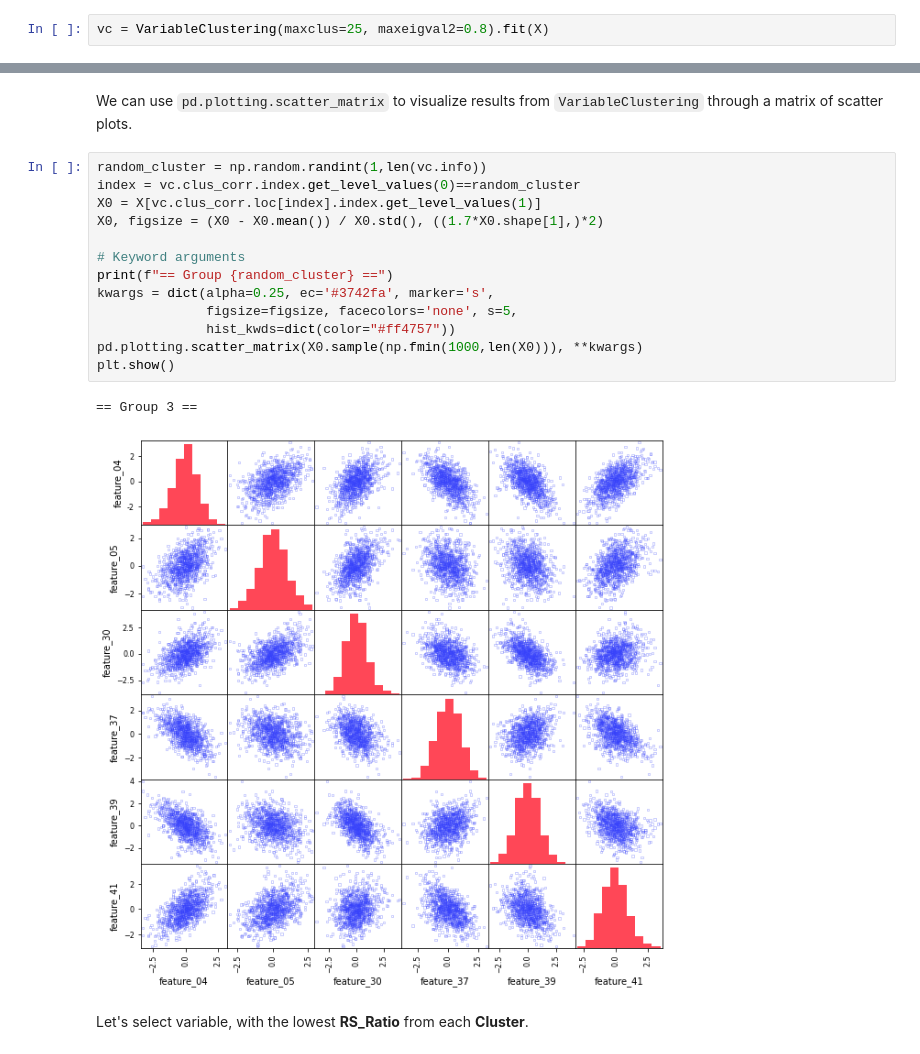
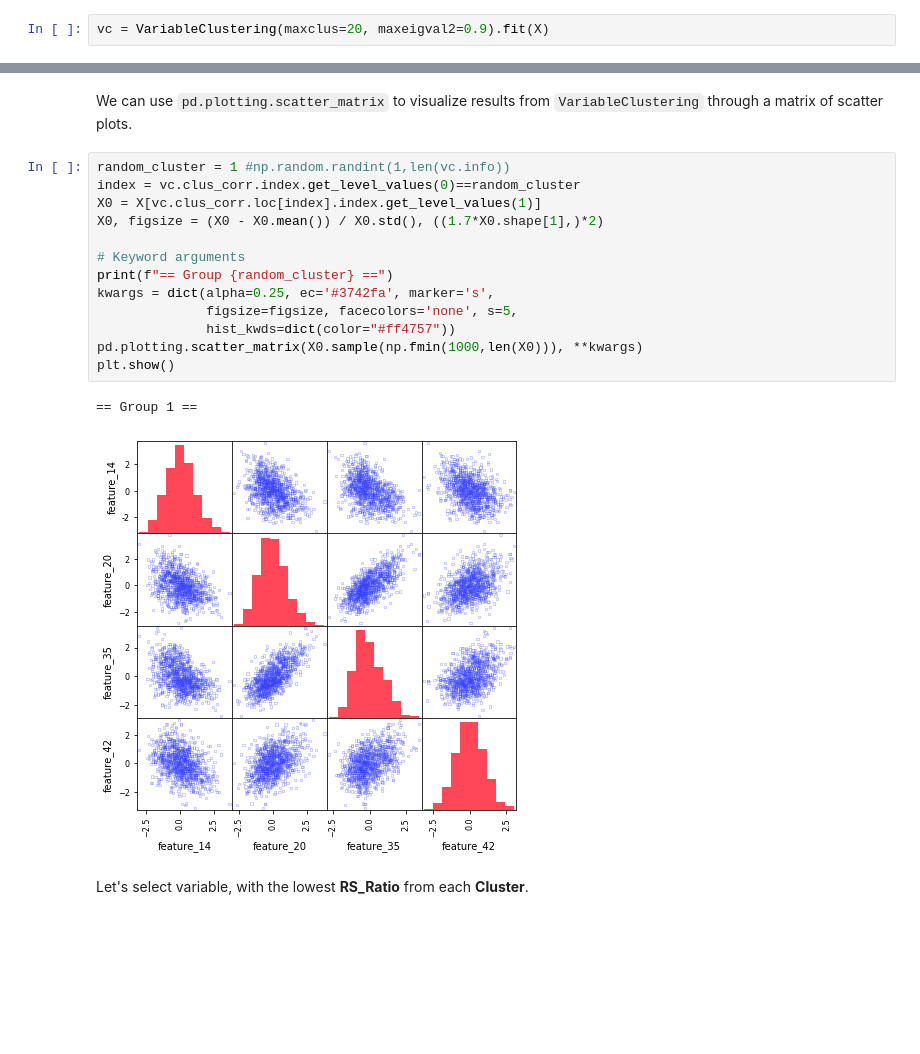
Before and after one commit to Nak007/randomforest_analysis, a Jupyter notebook: randomforest_analysis_colab.ipynb, the cells around one changed output, grey strips where cells are left out. Saved outputs shown, nothing was run; the diff lists cells and outputs as text; blank space fills up the shorter version.

```diff
--- a/randomforest_analysis_colab.ipynb
+++ b/randomforest_analysis_colab.ipynb
@@ -116,5 +116,5 @@ X = pd.DataFrame(X, columns=["feature_" + str(n).zfill(2)
 # %% [markdown]
 ### <font color="green" size=5> Variable Clustering </font>
 # %%
-vc = VariableClustering(maxclus=25, maxeigval2=0.8).fit(X)
+vc = VariableClustering(maxclus=20, maxeigval2=0.9).fit(X)
 # %%
@@ -150,21 +145,21 @@ vc.r2.head(10)
 # %% [markdown]
 We can use `pd.plotting.scatter_matrix` to visualize results from `VariableClustering` through a matrix of scatter plots.
 # %%
-random_cluster = np.random.randint(1,len(vc.info))
+random_cluster = 1 #np.random.randint(1,len(vc.info))
 index = vc.clus_corr.index.get_level_values(0)==random_cluster
 X0 = X[vc.clus_corr.loc[index].index.get_level_values(1)]
 X0, figsize = (X0 - X0.mean()) / X0.std(), ((1.7*X0.shape[1],)*2)
 
 # Keyword arguments
 print(f"== Group {random_cluster} ==")
 kwargs = dict(alpha=0.25, ec='#3742fa', marker='s',
               figsize=figsize, facecolors='none', s=5,
               hist_kwds=dict(color="#ff4757"))
 pd.plotting.scatter_matrix(X0.sample(np.fmin(1000,len(X0))), **kwargs)
 plt.show()
 # %% [output]
-== Group 3 ==
+== Group 1 ==
-[figure, old version]
+[figure, new version]
 # %% [markdown]
 Let's select variable, with the lowest **RS_Ratio** from each **Cluster**.
 # %%
```
Also changed, not shown: parts of 48 cells of this notebook, 1 other file.
